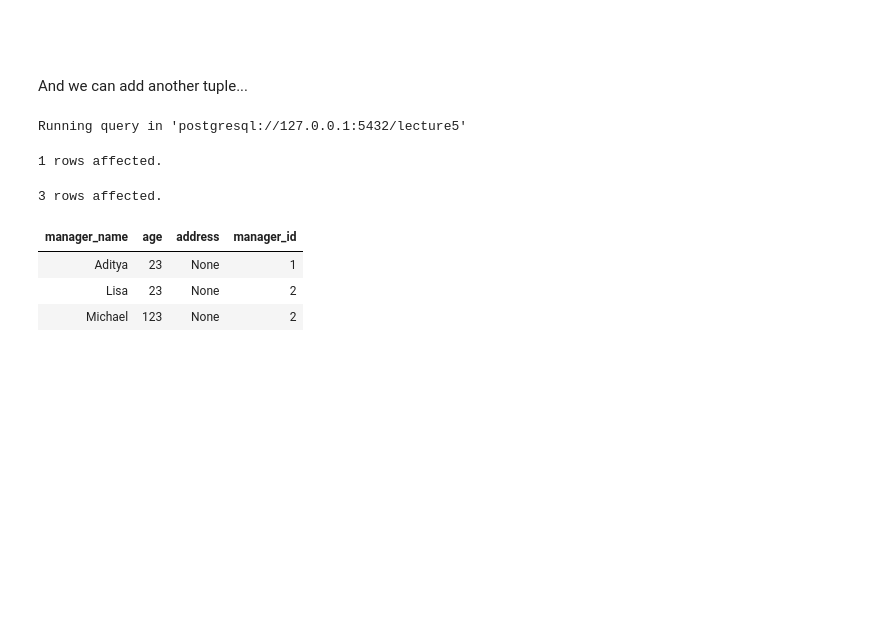
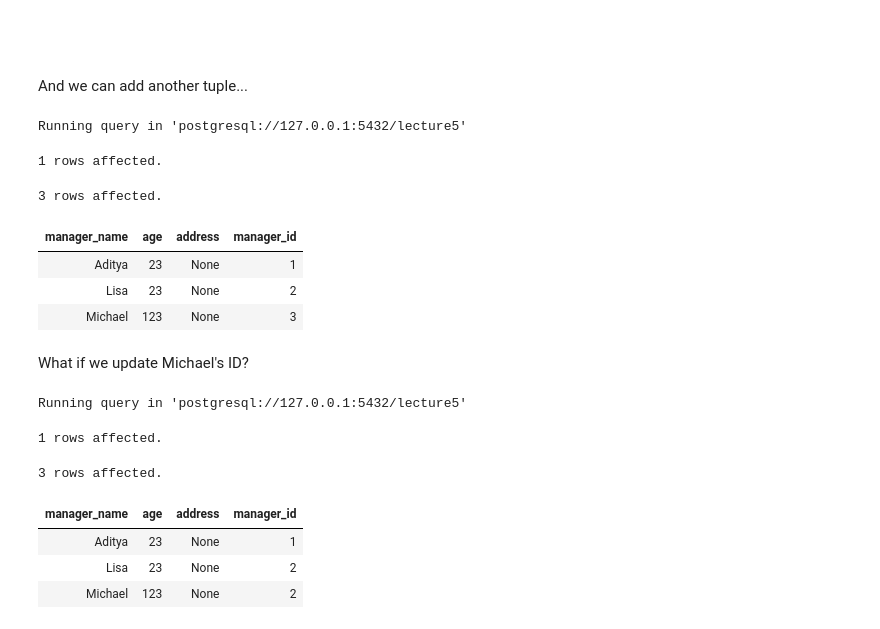
Before and after one commit to cal-data-eng/sp25-materials, a Jupyter notebook: lec/lec05/lec05.ipynb, the cells around one changed output. Saved outputs shown, nothing was run; the diff lists cells and outputs as text; code cells hidden in the pictures; blank space fills up the shorter version.

```diff
--- a/lec/lec05/lec05.ipynb
+++ b/lec/lec05/lec05.ipynb
@@ -119,6 +116,24 @@ Running query in 'postgresql://127.0.0.1:5432/lecture5'
 <br/><br/>
 
 And we can add another tuple...
+# %%
+%%sql
+INSERT INTO managers
+    (age, manager_name)
+VALUES
+    (123, 'Michael');
+
+SELECT * FROM managers;
+# %% [output]
+Running query in 'postgresql://127.0.0.1:5432/lecture5'
+1 rows affected.
+3 rows affected.
+| manager_name | age | address | manager_id |
+| Aditya | 23 | None | 1 |
+| Lisa | 23 | None | 2 |
+| Michael | 123 | None | 3 |
+# %% [markdown]
+What if we update Michael's ID?
 # %%
 %%sql
 UPDATE Managers
```
Also changed, not shown: parts of 4 cells of this notebook.
